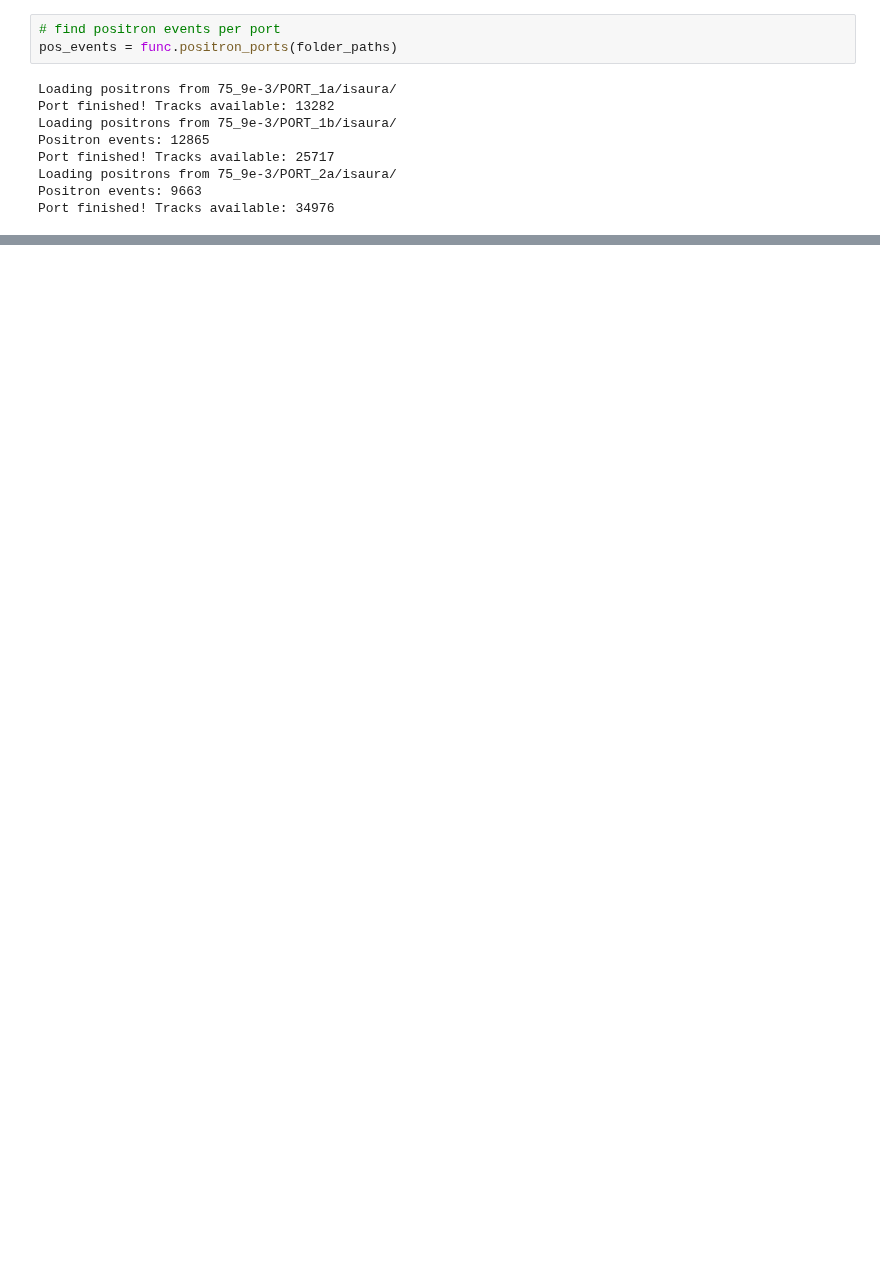
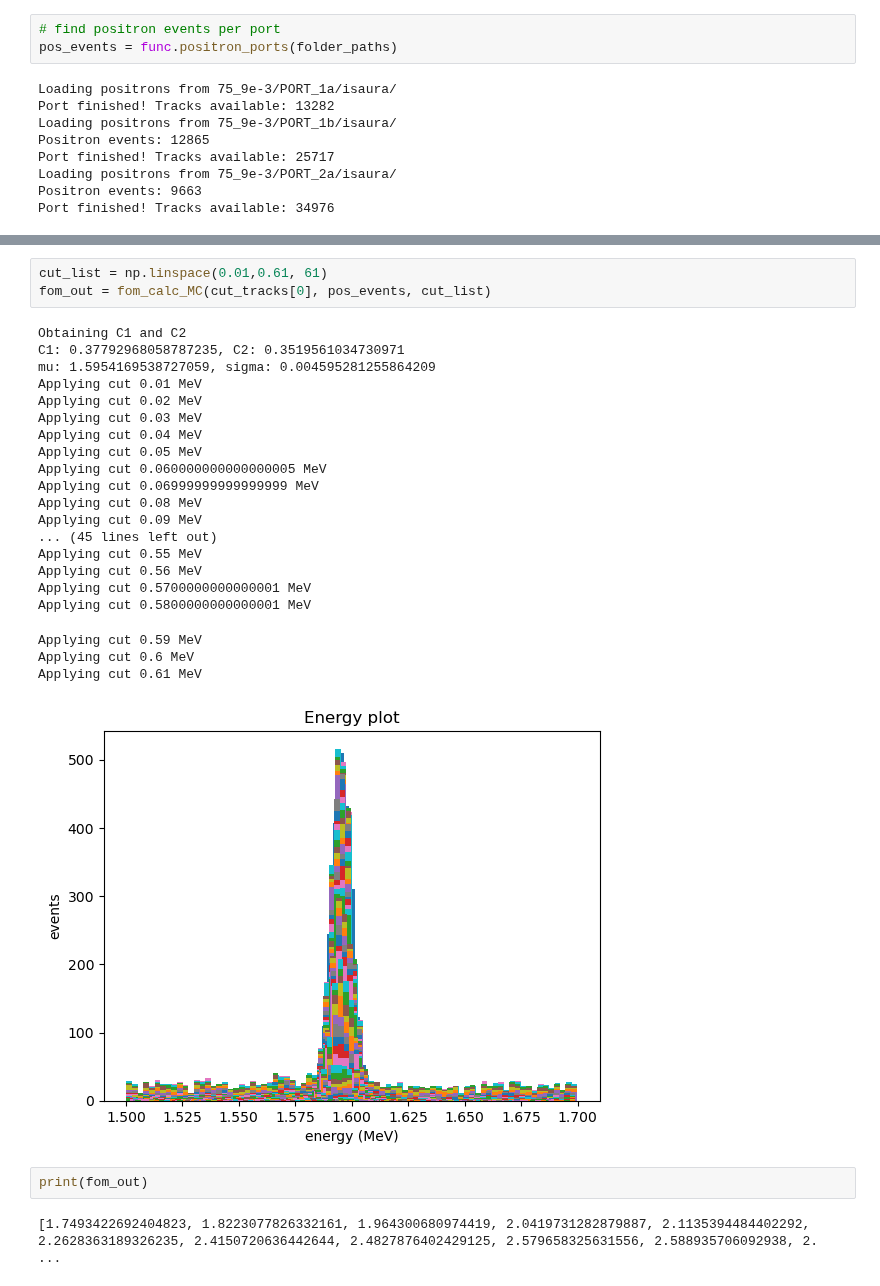
Before and after one commit to jwaiton/next_misc, a Jupyter notebook: FOM_merge&fit/true_FOM_producer.ipynb, the cells around one changed output, grey strips where cells are left out. Cells and saved outputs as stored; diff of their text form; blank space fills up the shorter version.

```diff
--- a/FOM_merge&fit/true_FOM_producer.ipynb
+++ b/FOM_merge&fit/true_FOM_producer.ipynb
@@ -200,0 +345,29 @@ def fom_calc_MC(cut_data, positron_data, cut_list, binning = 80, verbose = False
+# %%
+cut_list = np.linspace(0.01,0.61, 61)
+fom_out = fom_calc_MC(cut_tracks[0], pos_events, cut_list)
+# %% [output]
+Obtaining C1 and C2
+C1: 0.37792968058787235, C2: 0.3519561034730971
+mu: 1.5954169538727059, sigma: 0.004595281255864209
+Applying cut 0.01 MeV
+Applying cut 0.02 MeV
+Applying cut 0.03 MeV
+Applying cut 0.04 MeV
+Applying cut 0.05 MeV
+Applying cut 0.060000000000000005 MeV
+Applying cut 0.06999999999999999 MeV
+Applying cut 0.08 MeV
+Applying cut 0.09 MeV
+... (45 lines left out)
+Applying cut 0.55 MeV
+Applying cut 0.56 MeV
+Applying cut 0.5700000000000001 MeV
+Applying cut 0.5800000000000001 MeV
+Applying cut 0.59 MeV
+Applying cut 0.6 MeV
+Applying cut 0.61 MeV
+[figure, added]
+# %%
+print(fom_out)
+# %% [output]
+[1.7493422692404823, 1.8223077826332161, 1.964300680974419, 2.0419731282879887, 2.1135394484402292, 2.2628363189326235, 2.4150720636442644, 2.4827876402429125, 2.579658325631556, 2.588935706092938, 2. ...
```
Also changed, not shown: parts of 7 cells of this notebook, 4 other files.
